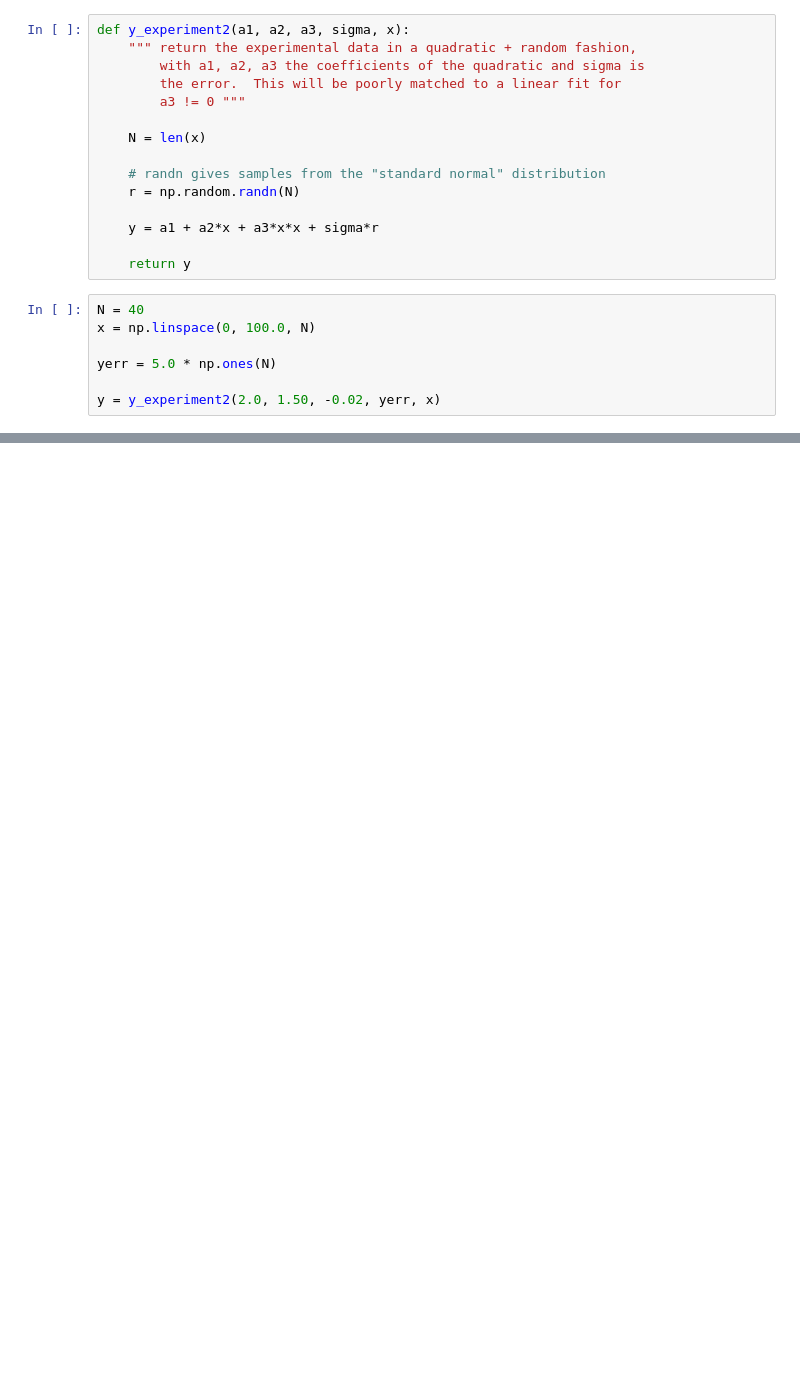
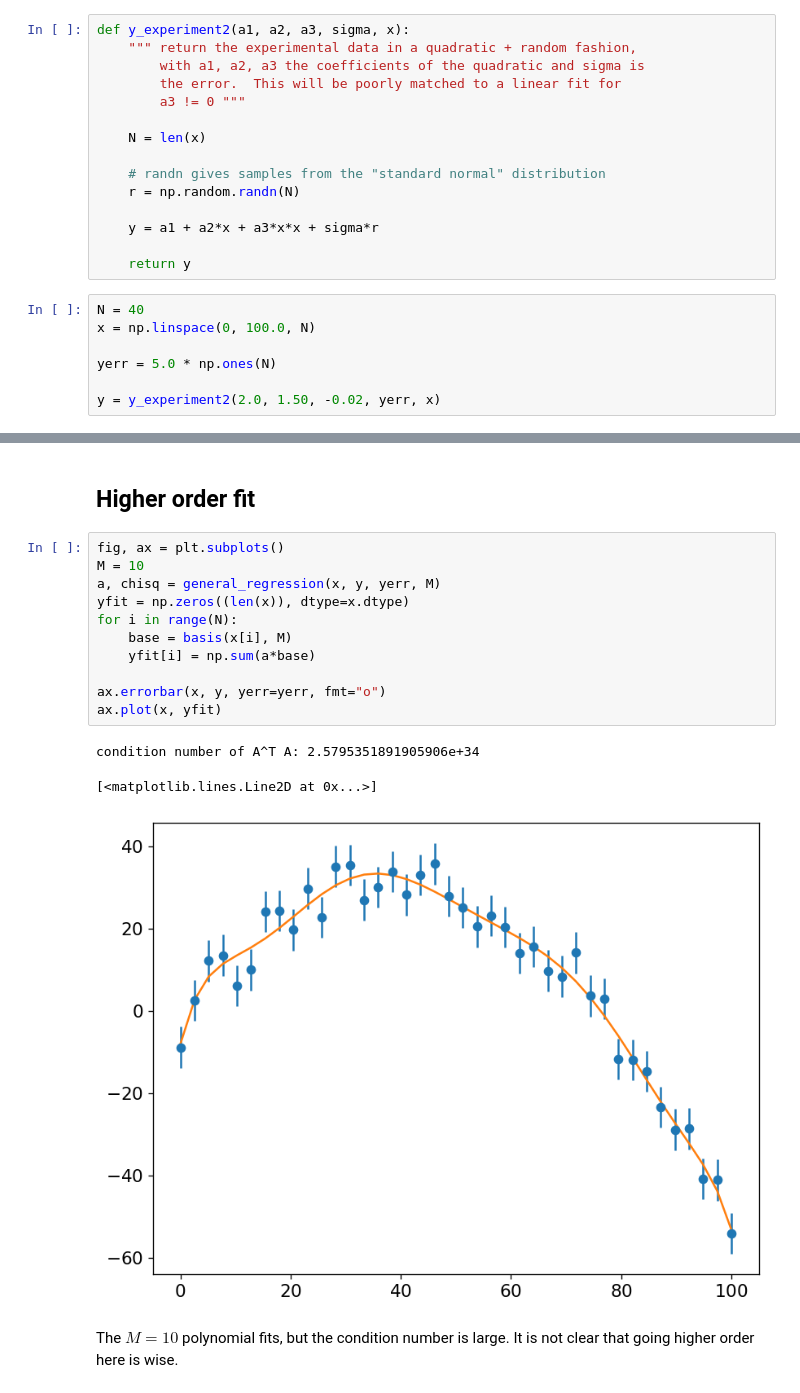
Before and after one commit to zingale/computational_astrophysics, a Jupyter notebook: content/fitting/generalized-linear-least-squares.ipynb, the cells around one changed output, grey strips where cells are left out. Saved outputs shown, nothing was run; the diff lists cells and outputs as text; blank space fills up the shorter version.

```diff
--- a/content/fitting/generalized-linear-least-squares.ipynb
+++ b/content/fitting/generalized-linear-least-squares.ipynb
@@ -145,0 +168,19 @@ fig
+# %% [markdown]
+## Higher order fit
+# %%
+fig, ax = plt.subplots()
+M = 10
+a, chisq = general_regression(x, y, yerr, M)
+yfit = np.zeros((len(x)), dtype=x.dtype)
+for i in range(N):
+    base = basis(x[i], M)
+    yfit[i] = np.sum(a*base)
+
+ax.errorbar(x, y, yerr=yerr, fmt="o")
+ax.plot(x, yfit)
+# %% [output]
+condition number of A^T A: 2.5795351891905906e+34
+[<matplotlib.lines.Line2D at 0x...>]
+[figure, added]
+# %% [markdown]
+The $M = 10$ polynomial fits, but the condition number is large.  It is not clear that going higher order here is wise.
```
Also changed, not shown: parts of 15 cells of this notebook.
